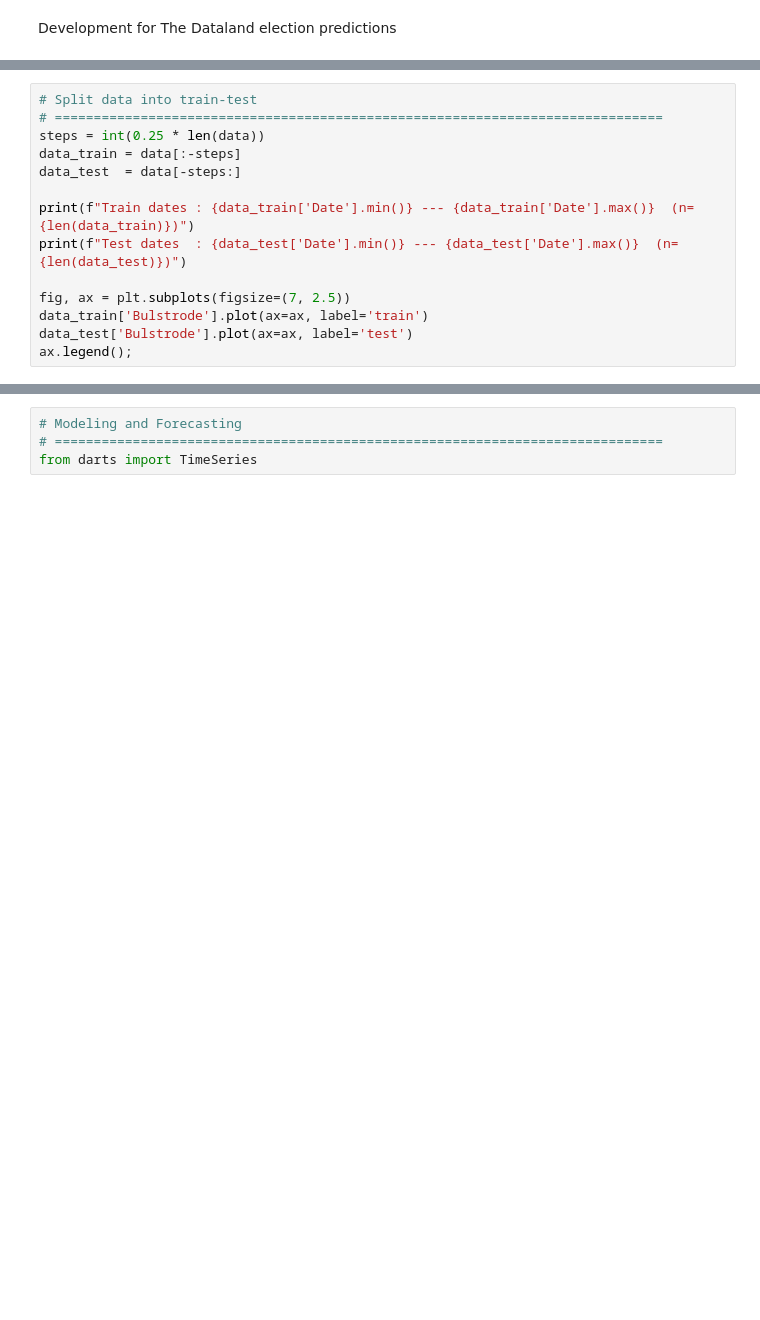
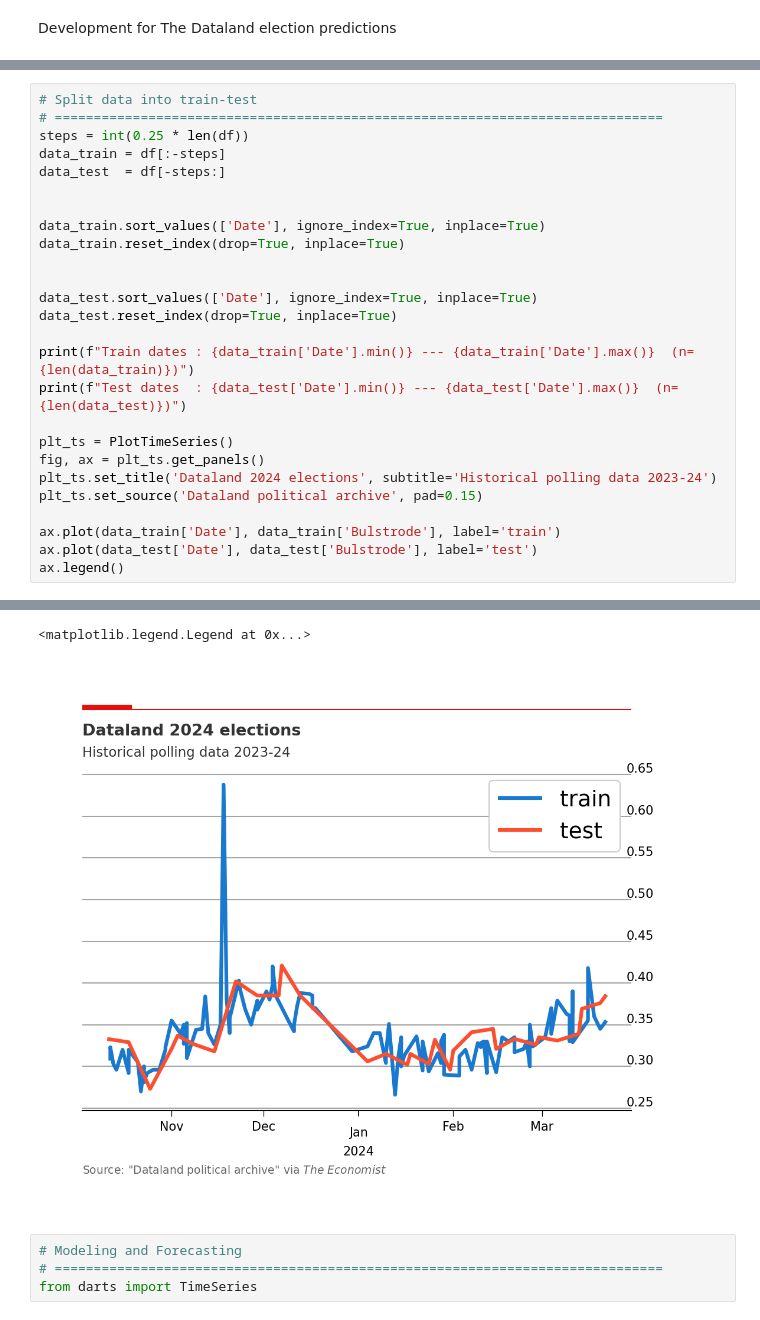
Before and after one commit to edoaltamura/election-predictions, a Jupyter notebook: notebooks/dev.ipynb, the cells around one changed output, grey strips where cells are left out. Cells and saved outputs as stored; diff of their text form; blank space fills up the shorter version.

```diff
--- a/notebooks/dev.ipynb
+++ b/notebooks/dev.ipynb
@@ -24,14 +29,27 @@ plt_ts.format()
 # %%
 # Split data into train-test
 # ==============================================================================
-steps = int(0.25 * len(data))
-data_train = data[:-steps]
-data_test  = data[-steps:]
+steps = int(0.25 * len(df))
+data_train = df[:-steps]
+data_test  = df[-steps:]
+
+
+data_train.sort_values(['Date'], ignore_index=True, inplace=True)
+data_train.reset_index(drop=True, inplace=True)
+
+
+data_test.sort_values(['Date'], ignore_index=True, inplace=True)
+data_test.reset_index(drop=True, inplace=True)
 
 print(f"Train dates : {data_train['Date'].min()} --- {data_train['Date'].max()}  (n={len(data_train)})")
 print(f"Test dates  : {data_test['Date'].min()} --- {data_test['Date'].max()}  (n={len(data_test)})")
 
-fig, ax = plt.subplots(figsize=(7, 2.5))
-data_train['Bulstrode'].plot(ax=ax, label='train')
-data_test['Bulstrode'].plot(ax=ax, label='test')
-ax.legend();
+plt_ts = PlotTimeSeries()
+fig, ax = plt_ts.get_panels()
+plt_ts.set_title('Dataland 2024 elections', subtitle='Historical polling data 2023-24')
+plt_ts.set_source('Dataland political archive', pad=0.15)
+
+ax.plot(data_train['Date'], data_train['Bulstrode'], label='train')
+ax.plot(data_test['Date'], data_test['Bulstrode'], label='test')
+ax.legend()
+# %% [output]
@@ -38,3 +66,5 @@ ax.legend();
+<matplotlib.legend.Legend at 0x...>
+[figure, added]
 # %%
 # Modeling and Forecasting
 # ==============================================================================
```
Also changed, not shown: parts of 4 cells of this notebook, 6 other files.
